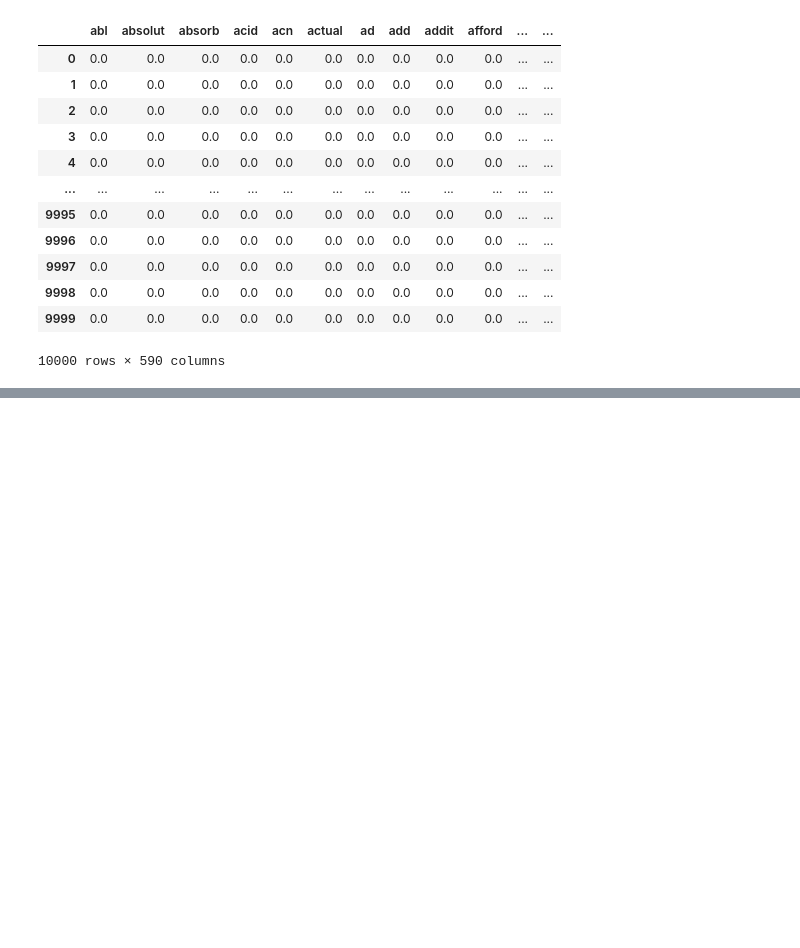
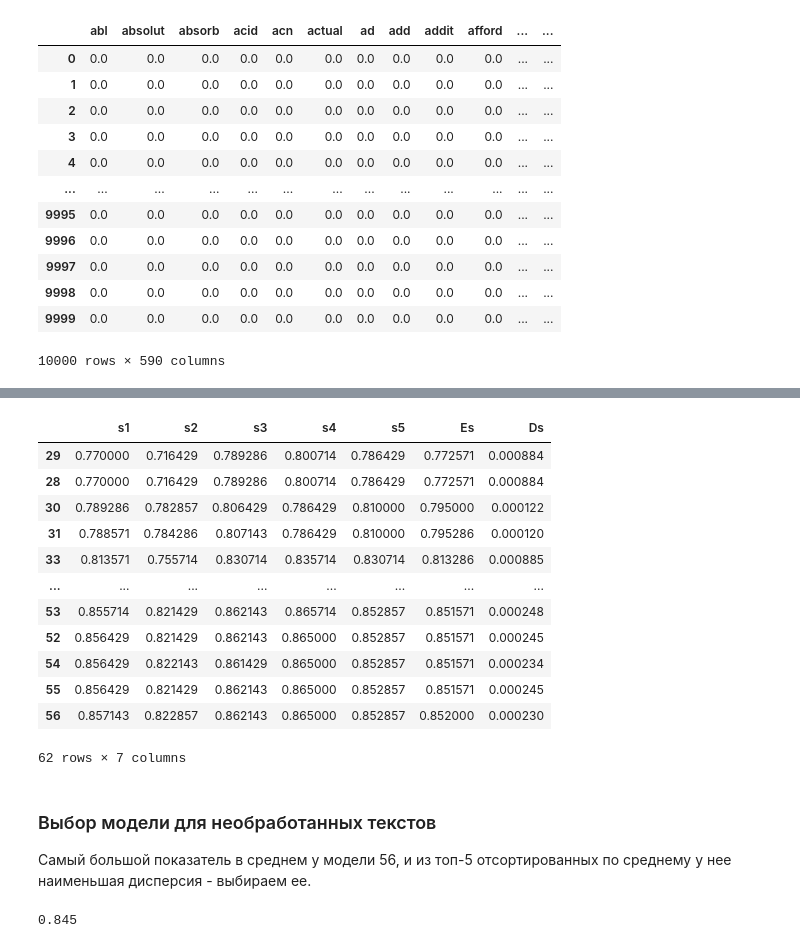
Before and after one commit to vvubbalubba/Task_ISP, a Jupyter notebook: Задание ИСП.ipynb, the cells around one changed output, grey strips where cells are left out. Cells and saved outputs as stored; diff of their text form; code cells hidden in the pictures; blank space fills up the shorter version.

```diff
--- a/Задание ИСП.ipynb
+++ b/Задание ИСП.ipynb
@@ -249,0 +252,30 @@ print(score)
+# %%
+scores.sort_values(by = 'Es')
+# %% [output]
+|  | s1 | s2 | s3 | s4 | s5 | Es | Ds |
+| 29 | 0.770000 | 0.716429 | 0.789286 | 0.800714 | 0.786429 | 0.772571 | 0.000884 |
+| 28 | 0.770000 | 0.716429 | 0.789286 | 0.800714 | 0.786429 | 0.772571 | 0.000884 |
+| 30 | 0.789286 | 0.782857 | 0.806429 | 0.786429 | 0.810000 | 0.795000 | 0.000122 |
+| 31 | 0.788571 | 0.784286 | 0.807143 | 0.786429 | 0.810000 | 0.795286 | 0.000120 |
+| 33 | 0.813571 | 0.755714 | 0.830714 | 0.835714 | 0.830714 | 0.813286 | 0.000885 |
+| ... | ... | ... | ... | ... | ... | ... | ... |
+| 53 | 0.855714 | 0.821429 | 0.862143 | 0.865714 | 0.852857 | 0.851571 | 0.000248 |
+| 52 | 0.856429 | 0.821429 | 0.862143 | 0.865000 | 0.852857 | 0.851571 | 0.000245 |
+| 54 | 0.856429 | 0.822143 | 0.861429 | 0.865000 | 0.852857 | 0.851571 | 0.000234 |
+| 55 | 0.856429 | 0.821429 | 0.862143 | 0.865000 | 0.852857 | 0.851571 | 0.000245 |
+| 56 | 0.857143 | 0.822857 | 0.862143 | 0.865000 | 0.852857 | 0.852000 | 0.000230 |
+62 rows × 7 columns
+# %% [markdown]
+###  Выбор модели для необработанных текстов
+Самый большой показатель в среднем у модели 56, и из топ-5 отсортированных по среднему у нее наименьшая дисперсия - выбираем ее.
+# %%
+model = LogisticRegression(penalty = params[56][0],
+                               C = params[56][1],
+                               class_weight = params[56][2],
+                               solver = params[56][3])
+model.fit(untreated_words_train, overalls_train)
+prediction = model.predict(untreated_words_test)
+score = accuracy_score(overalls_test, prediction)
+print(score)
+# %% [output]
+0.845
```
Also changed, not shown: parts of 24 cells of this notebook.
